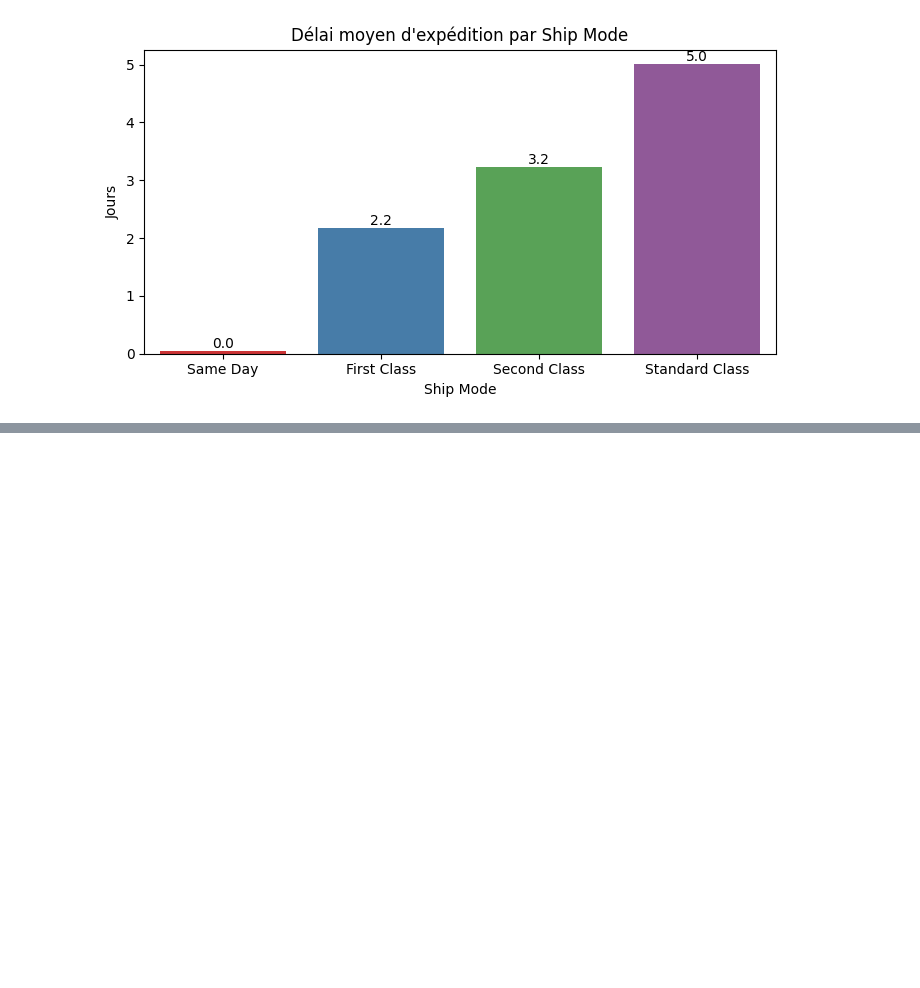
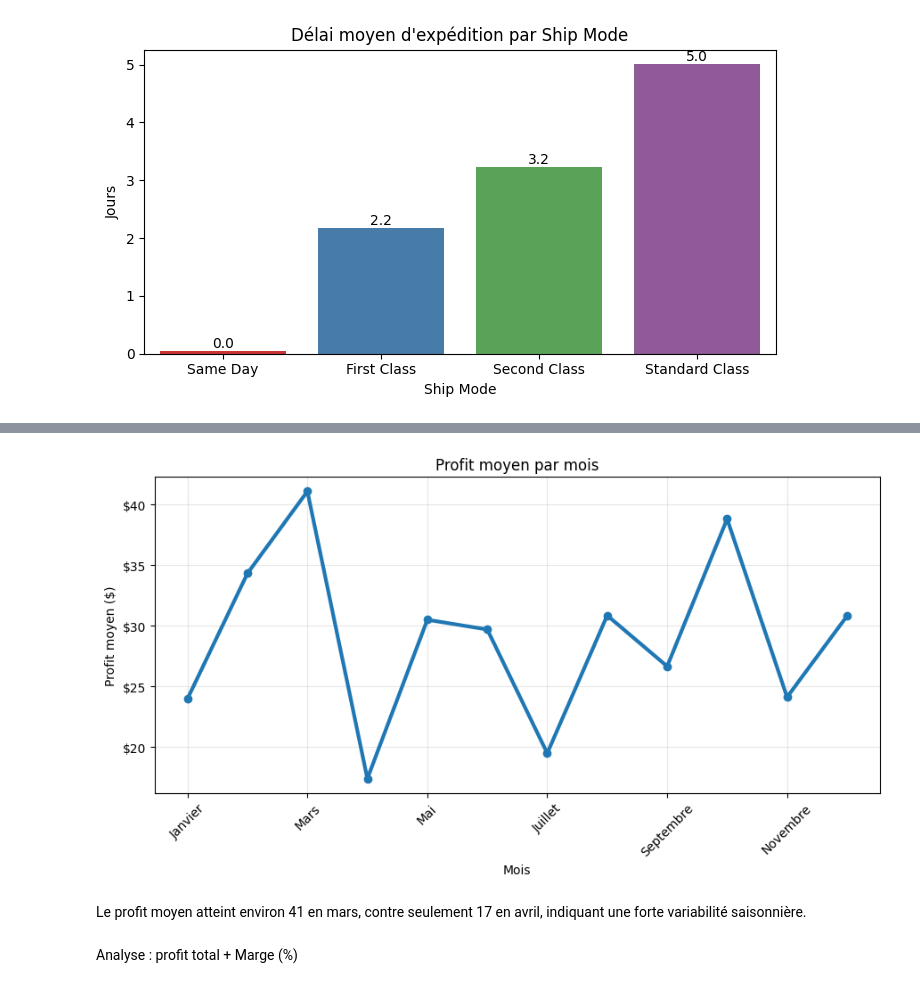
Before and after one commit to msshaqura/project_superstore, a Jupyter notebook: sample_superstore.ipynb, the cells around one changed output, grey strips where cells are left out. Saved outputs shown, nothing was run; the diff lists cells and outputs as text; code cells hidden in the pictures; blank space fills up the shorter version.

```diff
--- a/sample_superstore.ipynb
+++ b/sample_superstore.ipynb
@@ -411,0 +585,31 @@ plt.show()
+# %%
+import matplotlib.pyplot as plt
+from matplotlib.ticker import FuncFormatter
+
+# Formatter pour afficher le symbole $
+def dollar_format(x, pos):
+    return f"${x:,.0f}"
+
+# Recalcul si besoin
+profit_mensuel = df_cleaned.groupby("month")["profit"].mean()
+profit_mensuel.index = profit_mensuel.index.map(mois_fr)
+
+plt.figure(figsize=(9,5))
+profit_mensuel.plot(marker="o", linewidth=3)
+
+plt.title("Profit moyen par mois")
+plt.xlabel("Mois")
+plt.ylabel("Profit moyen ($)")
+
+plt.gca().yaxis.set_major_formatter(FuncFormatter(dollar_format))
+
+plt.xticks(rotation=45)
+plt.grid(alpha=0.3)
+plt.tight_layout()
+plt.show()
+# %% [output]
+[figure, added]
+# %% [markdown]
+Le profit moyen atteint environ 41 en mars, contre seulement 17  en avril, indiquant une forte variabilité saisonnière.
+# %% [markdown]
+Analyse : profit total + Marge (%)
```
Also changed, not shown: parts of 44 cells of this notebook.
